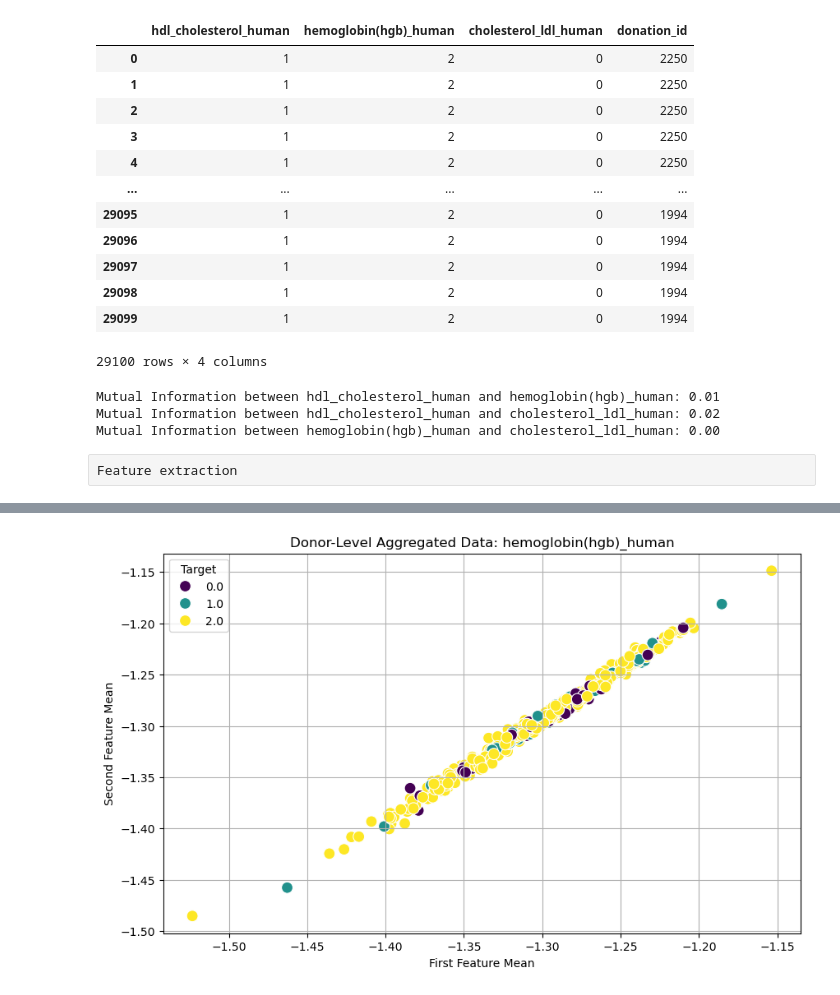
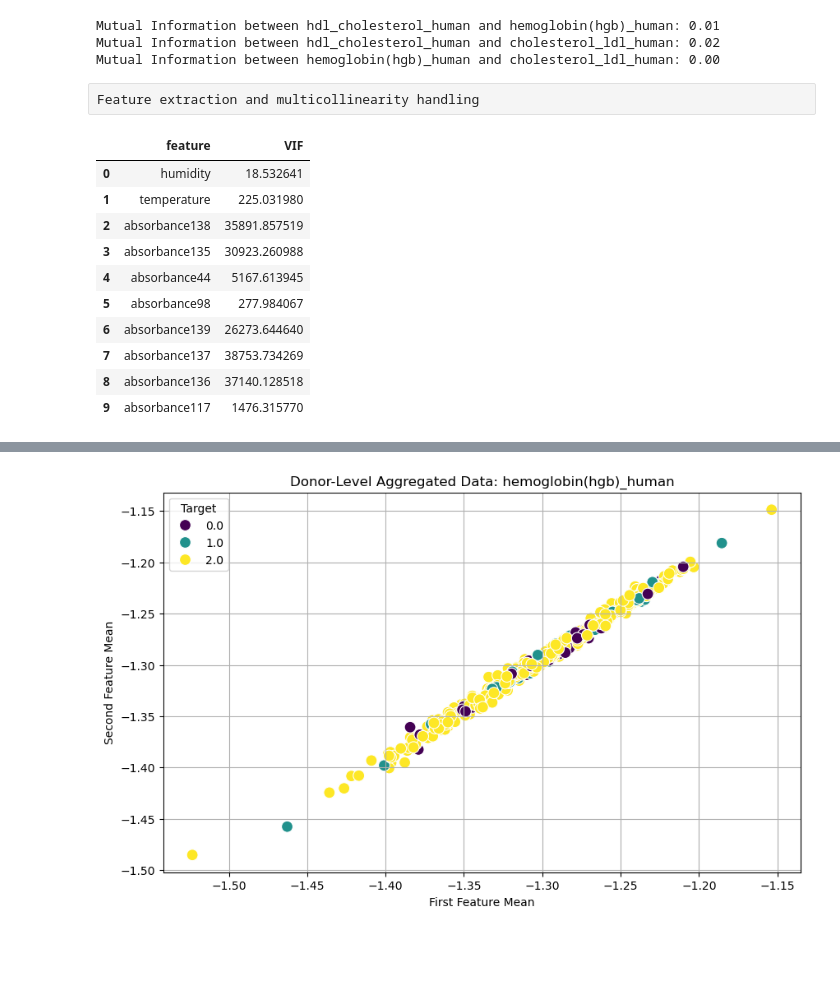
Before and after one commit to temgrom/DS-project, a Jupyter notebook: notebooks/Baseline.ipynb, the cells around one changed output, grey strips where cells are left out. Drawn from its saved outputs; the diff is of its cells as text; code cells hidden in the pictures; blank space fills up the shorter version.

```diff
--- a/notebooks/Baseline.ipynb
+++ b/notebooks/Baseline.ipynb
@@ -24,7 +28,7 @@ target_columns = ['hdl_cholesterol_human', 'hemoglobin(hgb)_human', 'cholesterol
 train = train[train.donation_id != 6824].reset_index(drop=True)
 X_train = train.drop(columns=target_columns)
 X_train.drop(columns=['id'], axis=1, inplace=True)
-y_train = train[target_columns + ['donation_id']]
+y_train = train[target_columns]
 
 X_test = test.drop(columns=['id'], axis=1)
 # %%
@@ -33,20 +37,4 @@ for col in target_columns:
     encoder = LabelEncoder()
     y_train[col] = encoder.fit_transform(y_train[col])
     encoders[col] = encoder
-# %%
-y_train
-# %% [output]
-|  | hdl_cholesterol_human | hemoglobin(hgb)_human | cholesterol_ldl_human | donation_id |
-| 0 | 1 | 2 | 0 | 2250 |
-| 1 | 1 | 2 | 0 | 2250 |
-| 2 | 1 | 2 | 0 | 2250 |
-| 3 | 1 | 2 | 0 | 2250 |
-| 4 | 1 | 2 | 0 | 2250 |
-| ... | ... | ... | ... | ... |
-| 29095 | 1 | 2 | 0 | 1994 |
-| 29096 | 1 | 2 | 0 | 1994 |
-| 29097 | 1 | 2 | 0 | 1994 |
-| 29098 | 1 | 2 | 0 | 1994 |
-| 29099 | 1 | 2 | 0 | 1994 |
-29100 rows × 4 columns
 # %%
@@ -62,7 +48,7 @@ Mutual Information between hdl_cholesterol_human and hemoglobin(hgb)_human: 0.01
 Mutual Information between hdl_cholesterol_human and cholesterol_ldl_human: 0.02
 Mutual Information between hemoglobin(hgb)_human and cholesterol_ldl_human: 0.00
 # %% [raw]
-Feature extraction
+Feature extraction and multicollinearity handling
 # %%
 # Load mRMR selected features from JSON
 with open("selected_features.json", "r") as file:
@@ -76,3 +62,24 @@ X_train_target3 = X_train[selected_features["Target3"]]
 X_test_target1 = X_test[selected_features["Target1"]]
 X_test_target2 = X_test[selected_features["Target2"]]
 X_test_target3 = X_test[selected_features["Target3"]]
+# %%
+vif_data = pd.DataFrame()
+vif_data["feature"] = X_train_target2.columns
+
+
+vif_data["VIF"] = [variance_inflation_factor(X_train_target2.values, i)
+                          for i in range(len(X_train_target2.columns))]
+
+vif_data
+# %% [output]
+|  | feature | VIF |
+| 0 | humidity | 18.532641 |
+| 1 | temperature | 225.031980 |
+| 2 | absorbance138 | 35891.857519 |
+| 3 | absorbance135 | 30923.260988 |
+| 4 | absorbance44 | 5167.613945 |
+| 5 | absorbance98 | 277.984067 |
+| 6 | absorbance139 | 26273.644640 |
+| 7 | absorbance137 | 38753.734269 |
+| 8 | absorbance136 | 37140.128518 |
+| 9 | absorbance117 | 1476.315770 |
```
Also changed, not shown: parts of 8 cells of this notebook.
